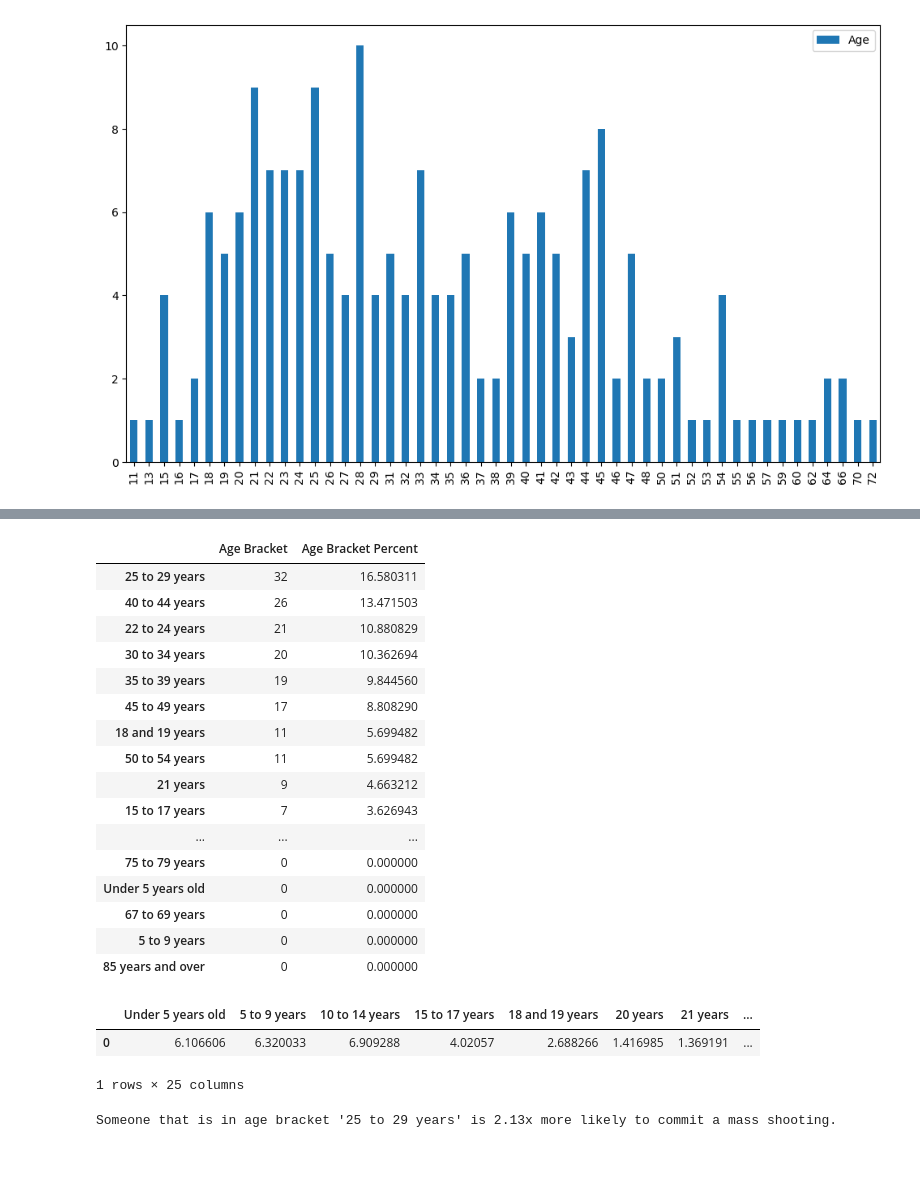
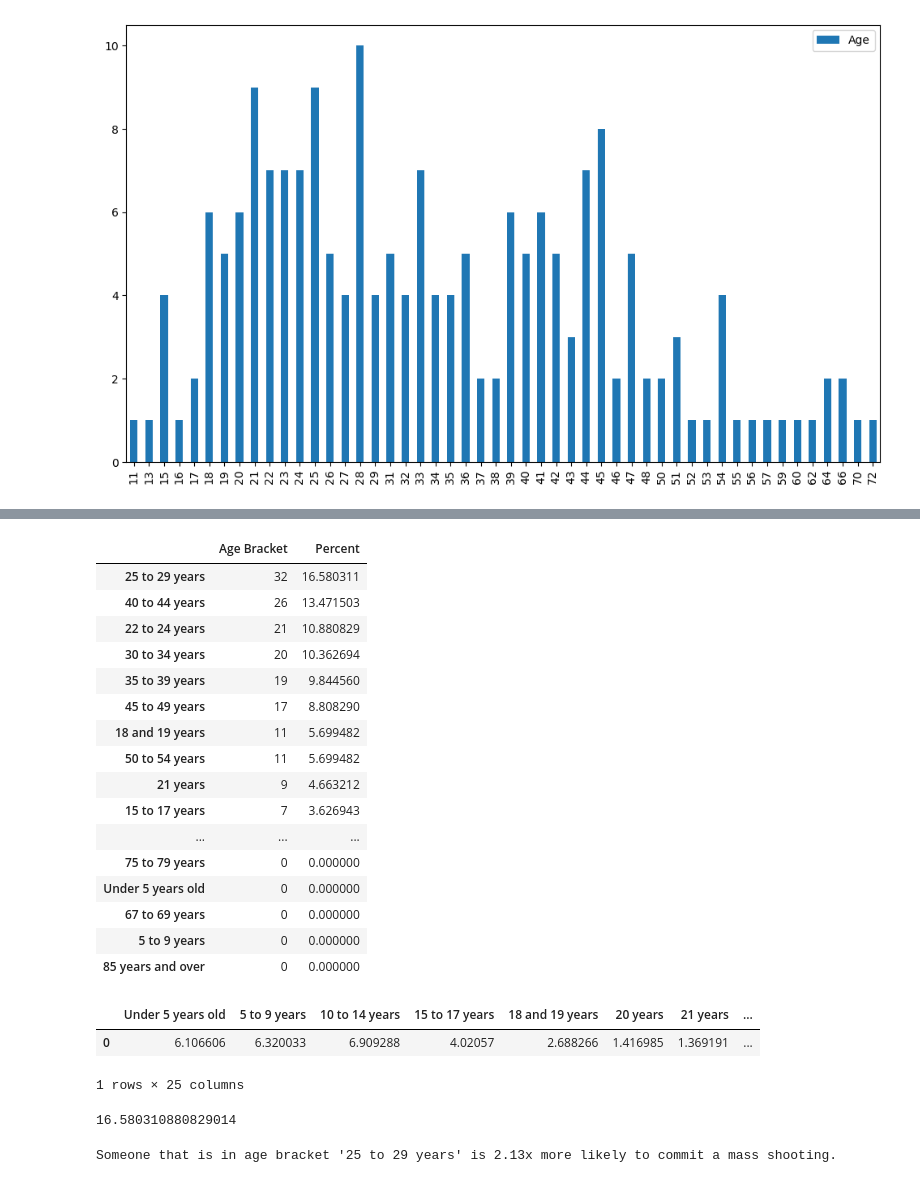
Before and after one commit to benoitchamot/Shootings, a Jupyter notebook: DataExploration.ipynb, the cells around one changed output, grey strips where cells are left out. Saved outputs shown, nothing was run; the diff lists cells and outputs as text; code cells hidden in the pictures.

```diff
--- a/DataExploration.ipynb
+++ b/DataExploration.ipynb
@@ -465,24 +374,24 @@ shooters_age_df
-# %%
-shooters_age_df['Age Bracket Percent'] =100*(shooters_age_df['Age Bracket']/number_of_shooters)
-shooters_age_df
-# %% [output]
-|  | Age Bracket | Age Bracket Percent |
-| 25 to 29 years | 32 | 16.580311 |
-| 40 to 44 years | 26 | 13.471503 |
-| 22 to 24 years | 21 | 10.880829 |
-| 30 to 34 years | 20 | 10.362694 |
-| 35 to 39 years | 19 | 9.844560 |
-| 45 to 49 years | 17 | 8.808290 |
-| 18 and 19 years | 11 | 5.699482 |
-| 50 to 54 years | 11 | 5.699482 |
-| 21 years | 9 | 4.663212 |
-| 15 to 17 years | 7 | 3.626943 |
-| ... | ... | ... |
-| 75 to 79 years | 0 | 0.000000 |
-| Under 5 years old | 0 | 0.000000 |
-| 67 to 69 years | 0 | 0.000000 |
-| 5 to 9 years | 0 | 0.000000 |
-| 85 years and over | 0 | 0.000000 |
+# %%
+stat_age_df = get_distribution(shooters_df, 'Age Bracket', 0)
+stat_age_df
+# %% [output]
+|  | Age Bracket | Percent |
+| 25 to 29 years | 32 | 16.580311 |
+| 40 to 44 years | 26 | 13.471503 |
+| 22 to 24 years | 21 | 10.880829 |
+| 30 to 34 years | 20 | 10.362694 |
+| 35 to 39 years | 19 | 9.844560 |
+| 45 to 49 years | 17 | 8.808290 |
+| 18 and 19 years | 11 | 5.699482 |
+| 50 to 54 years | 11 | 5.699482 |
+| 21 years | 9 | 4.663212 |
+| 15 to 17 years | 7 | 3.626943 |
+| ... | ... | ... |
+| 75 to 79 years | 0 | 0.000000 |
+| Under 5 years old | 0 | 0.000000 |
+| 67 to 69 years | 0 | 0.000000 |
+| 5 to 9 years | 0 | 0.000000 |
+| 85 years and over | 0 | 0.000000 |
 # %%
 male_age_census_pd = pd.read_csv('clean_data/clean_male_population_age.csv')
 
@@ -505,7 +414,11 @@ state_data_percent
 prospect_age_range = '25 to 29 years'
 
 probability_anyone_in_range = state_data_percent['25 to 29 years'].values[0]
-probability_shooter_in_range = shooters_age_df.loc[prospect_age_range,'Age Bracket Percent']
+probability_shooter_in_range = stat_age_df.loc[prospect_age_range,'Percent']
+
+probability_shooter_in_range
+# %% [output]
+16.580310880829014
 # %%
 print(f"Someone that is in age bracket '{prospect_age_range}' is {probability_shooter_in_range/probability_anyone_in_range:.2f}x more likely to commit a mass shooting.")
 # %% [output]
```
Also changed, not shown: parts of 79 cells of this notebook, 9 other files.
